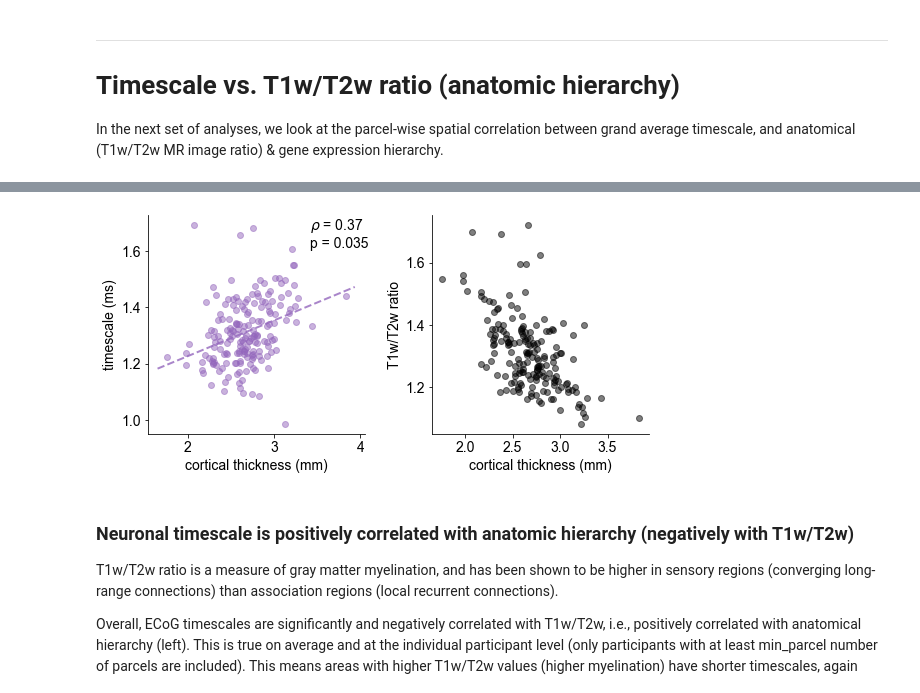
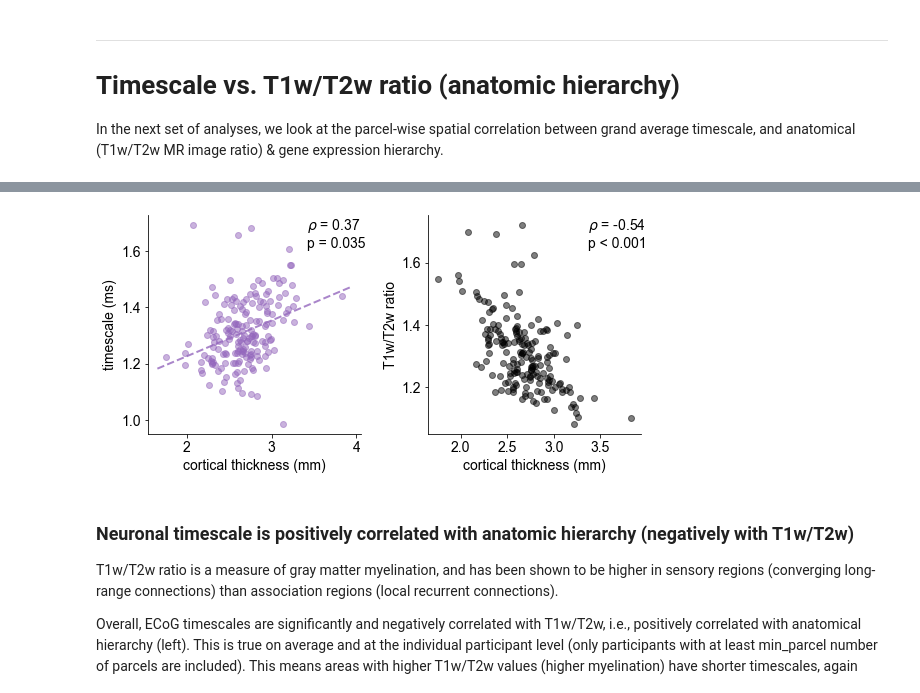
Before and after one commit to rdgao/field-echos, a Jupyter notebook: notebooks/3_viz_human_structural.ipynb, the cells around one changed output, grey strips where cells are left out. Saved outputs shown, nothing was run; the diff lists cells and outputs as text; code cells hidden in the pictures.

```diff
--- a/notebooks/3_viz_human_structural.ipynb
+++ b/notebooks/3_viz_human_structural.ipynb
@@ -128,6 +126,13 @@ n_rand = 1000
 ts_msr = MoranRandomization(n_rep=n_rand, procedure='singleton', tol=1e-6, random_state=42)
 ts_msr.fit(w_igd)
 msr_nulls = ts_msr.randomize(df_tau['logtau'].values)
+
+
+# make nulls for T1T2 map for control GOEA analysis
+n_rand = 1000
+t1t2_msr = MoranRandomization(n_rep=n_rand, procedure='singleton', tol=1e-6, random_state=42)
+t1t2_msr.fit(w_igd)
+msr_nulls_t1t2 = t1t2_msr.randomize(df_struct['T1T2'].values)
 # %% [markdown]
 ### Preload geneontology for enrichment analysis
 # %%
@@ -383,32 +388,35 @@ colormap sequential: [-2.50e+00, 0.00e+00, 2.50e+00] (opaque)
 # %%
 # comparing cortical thickness to timescale
 struct_feat = 'thickness'
 x = (df_struct[struct_feat].values)
 y = df_tau['logtau']
 
 # --- group average correlation ----
 rho, pv, pv_perm, rho_null = echo_utils.compute_perm_corr(x,y.values,msr_nulls)
 m,b,_,_,_ = linregress(x,y.values)
 
 plt.figure(figsize=(8,4))
 plt.subplot(1,2,1)
 plt.plot(x, y, 'o', color=C_ORD[4], alpha=0.5);
 XL= np.array(plt.xlim())
 plt.plot(XL,XL*m+b, '--', lw=2, color=C_ORD[4], alpha=0.8)
 plt.xlabel('cortical thickness (mm)');  plt.ylabel('timescale (ms)');
 plt.tick_params('y', which='minor', left=False, labelleft=False)
 # echo_utils.set_ticks_truncate_axes(xt=([2,3,4],None), yt=(np.log10(np.arange(10,60,10)), (np.arange(10, 60, 10)).astype(int)))
 s = echo_utils.sig_str(rho, pv_perm, form='text')
 plt.annotate(s, xy=(0.75, 0.85), xycoords='axes fraction')
 
 plt.subplot(1,2,2)
 plt.plot(x, df_struct['T1T2'], 'o', color='k', alpha=0.5);
 plt.xlabel('cortical thickness (mm)');  plt.ylabel('T1w/T2w ratio');
+rho, pv, pv_perm, rho_null = echo_utils.compute_perm_corr(x, df_struct['T1T2'], msr_nulls_t1t2)
+s = echo_utils.sig_str(rho, pv_perm, form='text')
+plt.annotate(s, xy=(0.75, 0.85), xycoords='axes fraction')
 
 plt.tight_layout()
 plt.savefig(fig_path%'tau_thickness', bbox_inches='tight')
 # %% [output]
-[figure, old version]
+[figure, new version]
 # %% [markdown]
 ### Neuronal timescale is positively correlated with anatomic hierarchy (negatively with T1w/T2w)
 T1w/T2w ratio is a measure of gray matter myelination, and has been shown to be higher in sensory regions (converging long-range connections) than association regions (local recurrent connections).
```
Also changed, not shown: parts of 28 cells of this notebook, 46 other files.
